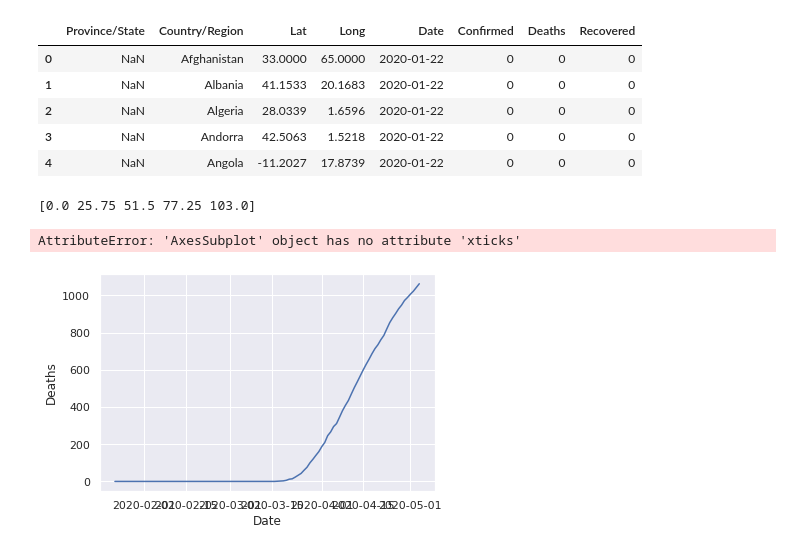
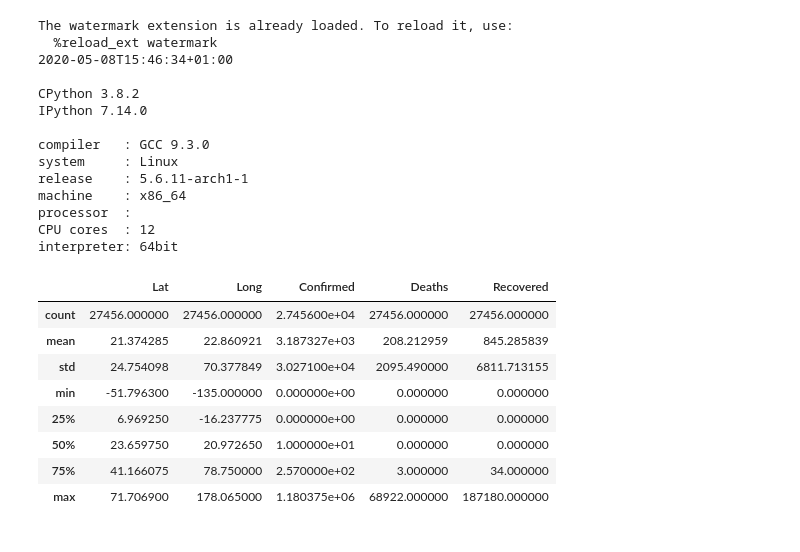
Before and after one commit to SALajes/iart-regression-modeling, a Jupyter notebook: Covid19.ipynb, the cells around one changed output. Cells and saved outputs as stored; diff of their text form; code cells hidden in the pictures.

```diff
--- a/Covid19.ipynb
+++ b/Covid19.ipynb
@@ -1,38 +1,46 @@
 # %%
 import pandas as pd
 from datetime import datetime
 %matplotlib inline
+%load_ext watermark
 import matplotlib.pyplot as plt
+import matplotlib.dates as mdates
 import numpy as np
 import seaborn as sb
 from IPython.display import display
+import sklearn as sk
+import sklearn.neural_network as sknn
+%watermark
 
-treat_time = lambda x: datetime.strptime(x,"%m/%d/%y")
+treat_time = lambda x: np.datetime64(datetime.strptime(x,"%m/%d/%y"))
+to_npdatetime = lambda x: pd.to_datetime(x,"%m/%d/%y")
 
 covid_data = pd.read_csv('covid_19_clean_complete.csv', na_values=['NaN'])
 covid_data['Date'] = covid_data['Date'].map(treat_time)
+
 covid_data.head()
+covid_data.describe()
 # %% [output]
+The watermark extension is already loaded. To reload it, use:
+  %reload_ext watermark
+2020-05-08T15:46:34+01:00
+
+CPython 3.8.2
+IPython 7.14.0
+
+compiler   : GCC 9.3.0
+system     : Linux
+release    : 5.6.11-arch1-1
+machine    : x86_64
+processor  :
+CPU cores  : 12
+interpreter: 64bit
-|  | Province/State | Country/Region | Lat | Long | Date | Confirmed | Deaths | Recovered |
-| 0 | NaN | Afghanistan | 33.0000 | 65.0000 | 2020-01-22 | 0 | 0 | 0 |
-| 1 | NaN | Albania | 41.1533 | 20.1683 | 2020-01-22 | 0 | 0 | 0 |
-| 2 | NaN | Algeria | 28.0339 | 1.6596 | 2020-01-22 | 0 | 0 | 0 |
-| 3 | NaN | Andorra | 42.5063 | 1.5218 | 2020-01-22 | 0 | 0 | 0 |
-| 4 | NaN | Angola | -11.2027 | 17.8739 | 2020-01-22 | 0 | 0 | 0 |
+|  | Lat | Long | Confirmed | Deaths | Recovered |
+| count | 27456.000000 | 27456.000000 | 2.745600e+04 | 27456.000000 | 27456.000000 |
+| mean | 21.374285 | 22.860921 | 3.187327e+03 | 208.212959 | 845.285839 |
+| std | 24.754098 | 70.377849 | 3.027100e+04 | 2095.490000 | 6811.713155 |
+| min | -51.796300 | -135.000000 | 0.000000e+00 | 0.000000 | 0.000000 |
+| 25% | 6.969250 | -16.237775 | 0.000000e+00 | 0.000000 | 0.000000 |
+| 50% | 23.659750 | 20.972650 | 1.000000e+01 | 0.000000 | 0.000000 |
+| 75% | 41.166075 | 78.750000 | 2.570000e+02 | 3.000000 | 34.000000 |
+| max | 71.706900 | 178.065000 | 1.180375e+06 | 68922.000000 | 187180.000000 |
-# %%
-
-sb.set(style="darkgrid")
-
-
-portugal_data = covid_data.loc[covid_data['Country/Region'] == 'Portugal' ]
-
-num_ticks = 5
-chart = sb.lineplot(x='Date',y='Deaths',data=portugal_data)
-xticks = np.linspace(0, len(portugal_data['Date']) - 1, num_ticks, dtype=datetime)
-print(xticks)
-chart.xaxis_date()
-chart.xticks(rotation=45)
-# %% [output]
-[0.0 25.75 51.5 77.25 103.0]
-AttributeError: 'AxesSubplot' object has no attribute 'xticks'
-[figure, removed]
```
Also changed, not shown: parts of 1 cell of this notebook.
